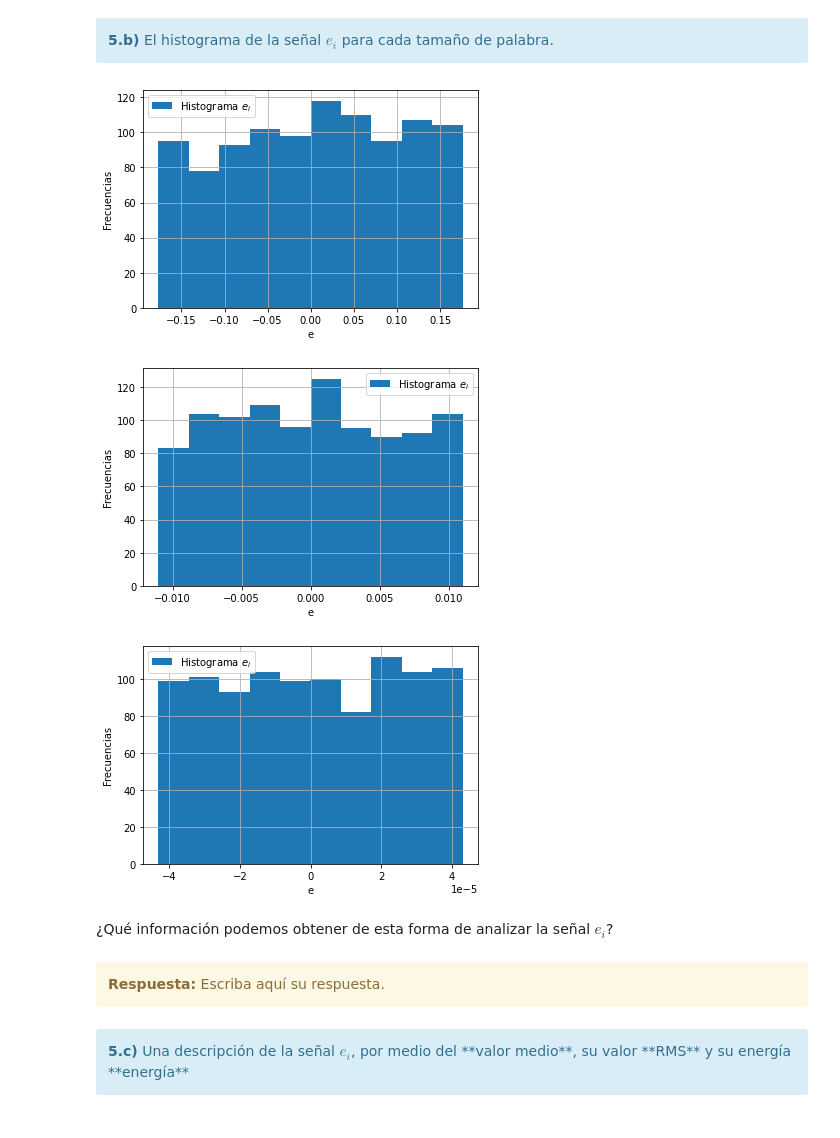
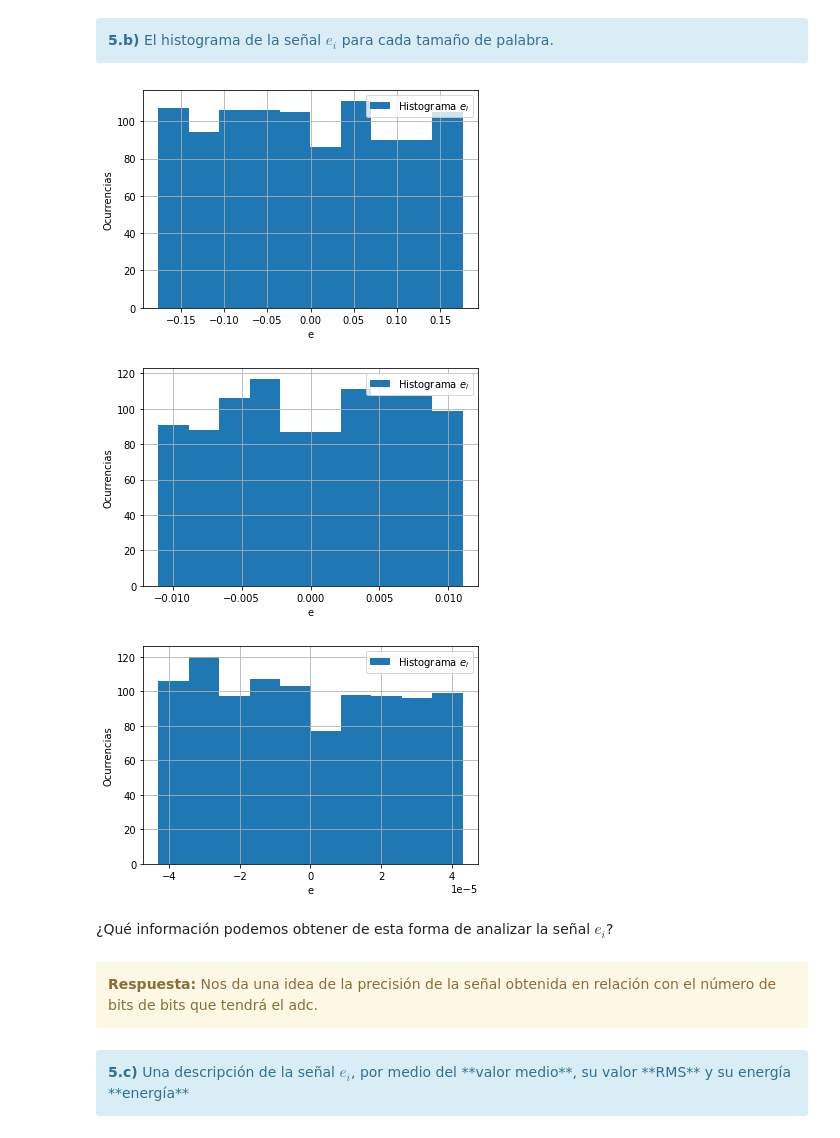
Before and after one commit to jbl95/pds-trabajosPracticos, a Jupyter notebook: TP1 - Muestreo de señales - Forurier.ipynb, the cells around one changed output. Saved outputs shown, nothing was run; the diff lists cells and outputs as text; code cells hidden in the pictures.

```diff
--- a/TP1 - Muestreo de señales - Forurier.ipynb
+++ b/TP1 - Muestreo de señales - Forurier.ipynb
@@ -1551,6 +1546,7 @@ import matplotlib.pyplot as plt
 import scipy as spy
 
 # Señal a muestrear.
+N = 1000
 vmax = npy.sqrt(2)
 ff = 1
 ph = 0
@@ -1571,7 +1567,8 @@ plt.ylabel('Amplitud [V]')
 plt.legend()
 plt.grid()
 
-sigma = (vmax**2) / 20
+#sigma = (vmax**2) / 20
+sigma = npy.sqrt(1/10)
 mu = 0
 
 tt,xx = mi_func_sen(vmax, dc, ff, ph, nn, fs)
@@ -1629,13 +1626,40 @@ energiaTotal = []
 energiaTotalQ = []
 energiaTotale = []
 
+lista_e = []
+modulos = []
+frecuencias = []
+
 for i in range(len(nbits)):
     sq = mi_func_ADC(vmax, sr, nbits[i])
     e = sq - sr
+    lista_e.append(e)
 
     energiaTotal.append(npy.mean(sr**2))
     energiaTotalQ.append(npy.mean(sq**2))
     energiaTotale.append(npy.mean(e**2))
+
+    e_ff, e_mod, e_fase = fft_modulo_fase (tt,e,fs,N)
+    modulos.append(e_mod)
+    frecuencias.append(e_ff)
+    tit= ['$e_i$ 4 bits','$e_i$ 8 bits','$e_i$ 16 bits']
+    titulos = ['Modulo para 4 bits','Módulo para 8 bits','Módulo para 16 bits']
+
+for i in range(3):
+    plt.figure(i+10)
+    plt.plot(tt, lista_e[i],label=tit[i])
+    plt.xlabel('Frecuencia (Hz)')
+    plt.ylabel('Amplitud [V]')
+    plt.legend()
+    plt.grid()
+
+for i in range(3):
+    plt.figure(i+5)
+    plt.plot(frecuencias[i], modulos[i],label=titulos[i])
+    plt.xlabel('Frecuencia (Hz)')
+    plt.ylabel('Amplitud [V]')
+    plt.legend()
+    plt.grid()
 
 tus_resultados = [ ['$\sum_{f=0}^{f_S/2} \lvert S_R(f) \rvert ^2$', '$\sum_{f=0}^{f_S/2} \lvert S_Q(f) \rvert ^2$', '$\sum_{f=0}^{f_S/2} \lvert e(f) \rvert ^2$' ],
                    ['',                                             '',                                             ''                              ],
@@ -1665,32 +1695,32 @@ HTML(df.to_html())
 # %%
 #####################################
 # Tu simulación que genere gráficas #
 #####################################
 
 nbits = [4,8,16]
 lista_e = []
 nbins = 10
 
-for i in range(len(nbits)):
+for i in range(len(nbits)): ## Ploteo los 3 histogramas.
     sq = mi_func_ADC(vmax, sr, nbits[i])
     e = sq - sr
     lista_e.append(e)
     plt.figure(1)
     plt.hist(lista_e[i],bins = 10,label='Histograma $e_i$')
     plt.xlabel('e')
-    plt.ylabel('Frecuencias')
+    plt.ylabel('Ocurrencias')
     plt.grid()
     plt.legend()
     plt.show()
 # %% [output]
-[figure, old version]
+[figure, new version]
-[figure, old version]
+[figure, new version]
-[figure, old version]
+[figure, new version]
 # %% [markdown]
 ¿Qué información podemos obtener de esta forma de analizar la señal $e_i$?
 # %% [markdown]
 <div class="alert alert-block alert-warning">
-<b>Respuesta:</b> Escriba aquí su respuesta.
+<b>Respuesta:</b> Nos da una idea de la precisión de la señal obtenida en relación con el número de bits de bits que tendrá el adc.
 </div>
 # %% [markdown]
 <div class="alert alert-block alert-info">
```
Also changed, not shown: parts of 7 cells of this notebook.
